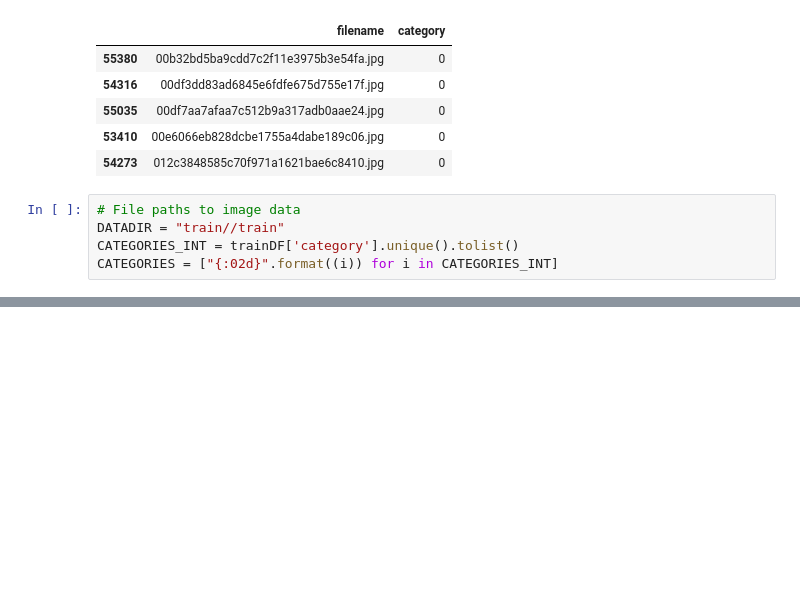
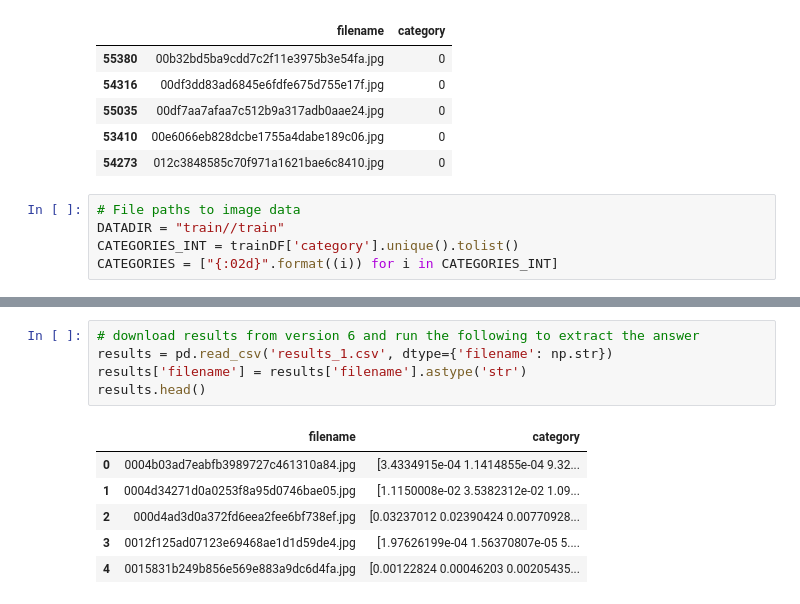
Before and after one commit to amalinasani/shopee2020, a Jupyter notebook: ProductNotebook.ipynb, the cells around one changed output, grey strips where cells are left out. Cells and saved outputs as stored; diff of their text form; blank space fills up the shorter version.

```diff
--- a/ProductNotebook.ipynb
+++ b/ProductNotebook.ipynb
@@ -83,0 +89,12 @@ print(len(training_data))
+# %%
+# download results from version 6 and run the following to extract the answer
+results = pd.read_csv('results_1.csv', dtype={'filename': np.str})
+results['filename'] = results['filename'].astype('str')
+results.head()
+# %% [output]
+|  | filename | category |
+| 0 | 0004b03ad7eabfb3989727c461310a84.jpg | [3.4334915e-04 1.1414855e-04 9.32... |
+| 1 | 0004d34271d0a0253f8a95d0746bae05.jpg | [1.1150008e-02 3.5382312e-02 1.09... |
+| 2 | 000d4ad3d0a372fd6eea2fee6bf738ef.jpg | [0.03237012 0.02390424 0.00770928... |
+| 3 | 0012f125ad07123e69468ae1d1d59de4.jpg | [1.97626199e-04 1.56370807e-05 5.... |
+| 4 | 0015831b249b856e569e883a9dc6d4fa.jpg | [0.00122824 0.00046203 0.00205435... |
```
Also changed, not shown: parts of 11 cells of this notebook.
